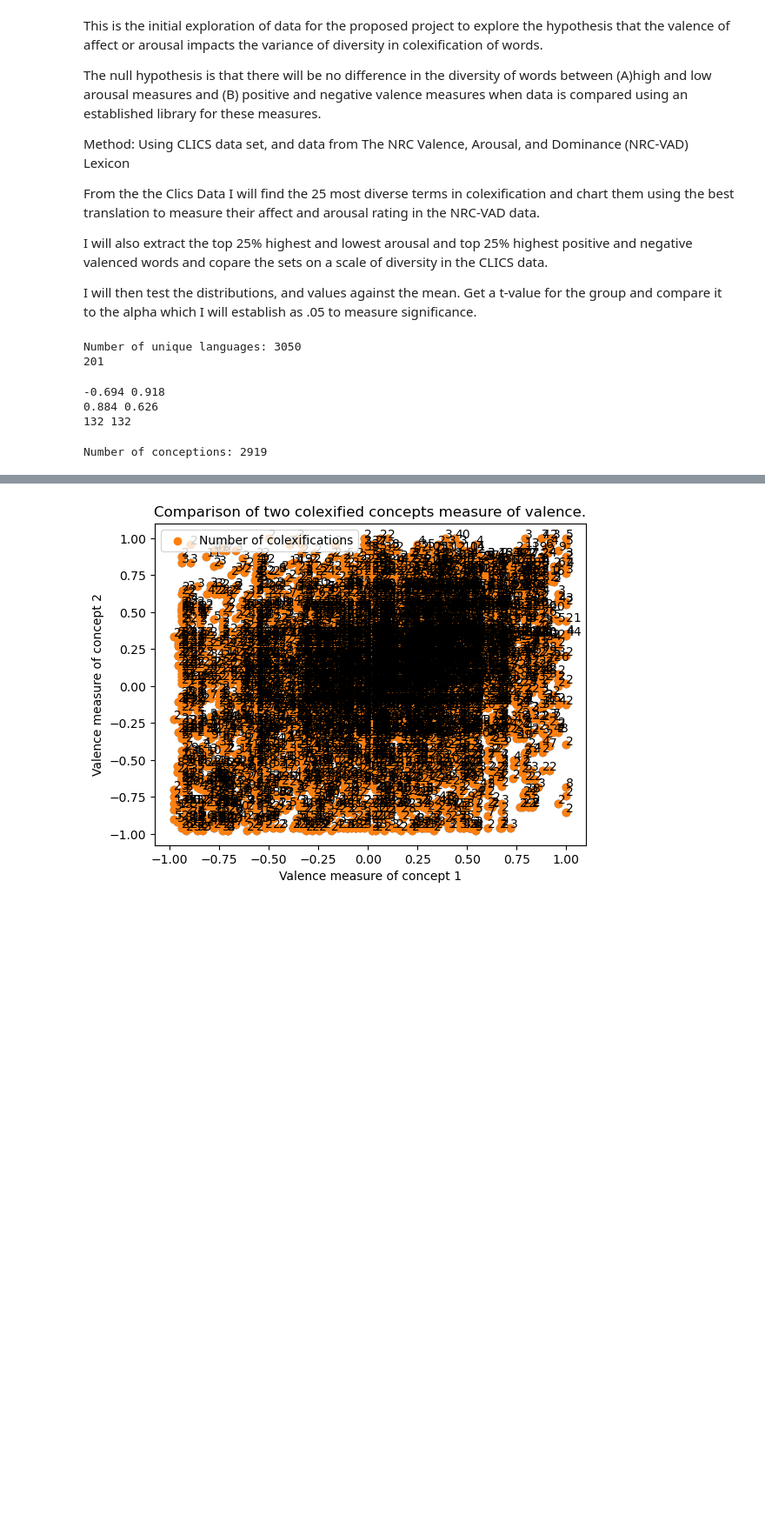
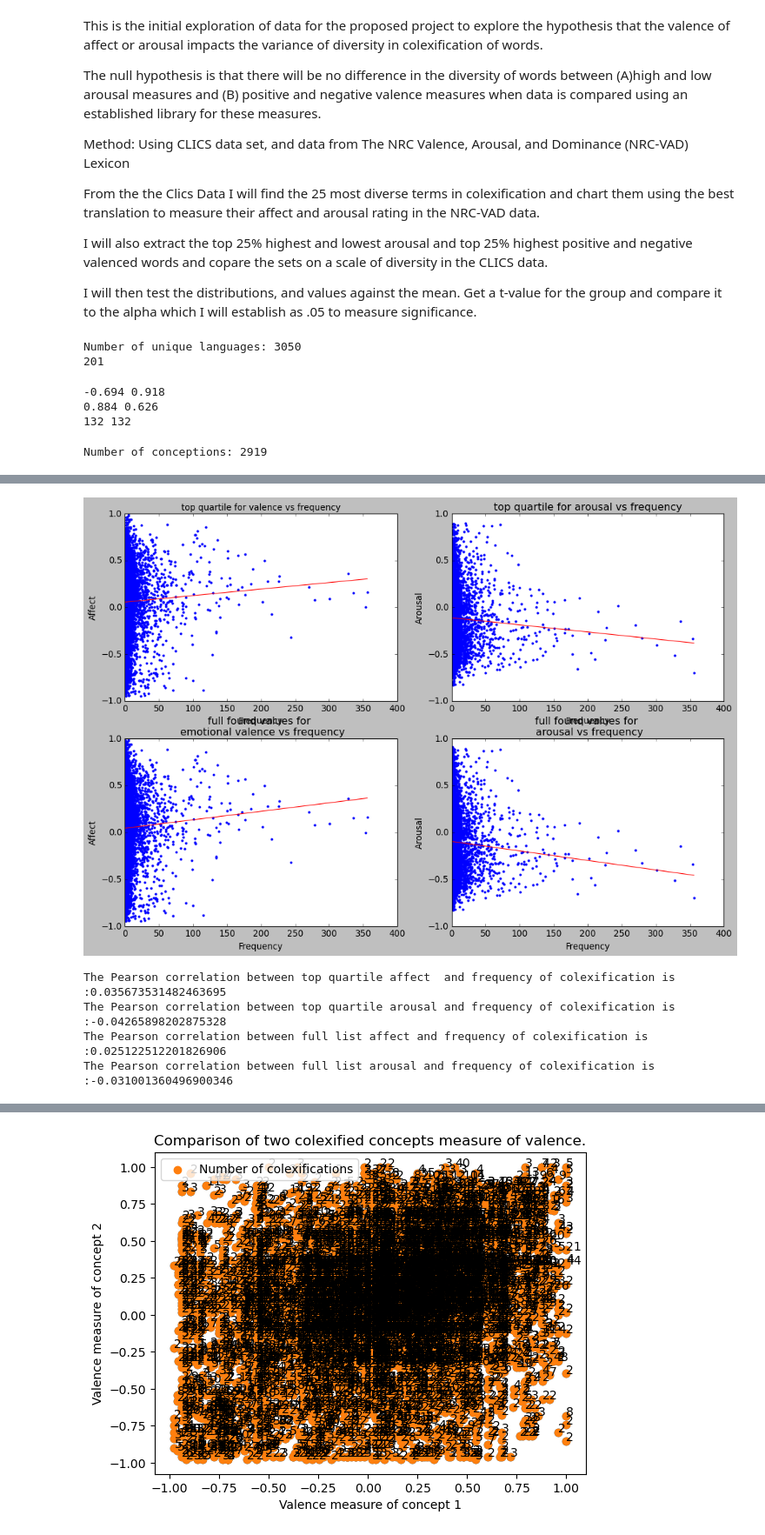
Before and after one commit to petesaiacct/cog260project, a Jupyter notebook: scripts/colexandaffectproject.ipynb, the cells around one changed output, grey strips where cells are left out. Shown at 87% size. Saved outputs shown, nothing was run; the diff lists cells and outputs as text; code cells hidden in the pictures; blank space fills up the shorter version.

Commit message:
Expanded functions for data exploration in experimental notebook.
Started creation of final methods and presentation in Arousal_Valence_Colex_Analysis.ipynb notebook.

```diff
--- a/scripts/colexandaffectproject.ipynb
+++ b/scripts/colexandaffectproject.ipynb
@@ -204,0 +322,75 @@ print (len(high_results), len(high_value_and_missing[1]))
+# %%
+#import sys
+import scipy as sc
+from scipy import stats as st
+from scipy.stats import pearsonr
+#### Linear regression Analysis ###
+
+#deg = int(sys.argv[0])
+plt.style.use('classic')
+fig = plt.figure(figsize=(15,10) )
+plt.subplot(2,2,1)
+
+x1, y1 = high_graph[2], high_graph[3]
+slope, intercept = np.polyfit(x1.flatten(), y1.flatten(), deg=1)
+plt.plot(x1 , y1, '.')
+plt.plot(x1, intercept + slope*x1, 'r', label='fitted line')
+plt.xlabel('Frequency')
+plt.ylabel('Affect')
+plt.title("top quartile for valence vs frequency", fontsize=12)
+
+plt.subplot(2,2,2)
+x2, y2 = high_graph_arousal[2], high_graph_arousal[3]
+slope, intercept = np.polyfit(x2.flatten(), y2.flatten(), deg=1)
+plt.plot(x2 , y2, '.')
+plt.plot(x2, intercept + slope*x2, 'r', label='fitted line')
+plt.xlabel('Frequency')
+plt.ylabel('Arousal')
+plt.title("top quartile for arousal vs frequency")
+# plt.subplot(3,2,3)
+#
+# x1, y1 = low_graph[2], low_graph[3]
+# slope, intercept = np.polyfit(x1.flatten(), y1.flatten(), deg=1)
+# plt.plot(x1 , y1, '.')
+# plt.plot(x1, intercept + slope*x1, 'r', label='fitted line')
+#
+# plt.subplot(3,2,4)
+# x1, y1 = low_graph_arousal[2], low_graph_arousal[3]
+# slope, intercept = np.polyfit(x1.flatten(), y1.flatten(), deg=1)
+# plt.plot(x1 , y1, '.')
+# plt.plot(x1, intercept + slope*x1, 'r', label='fitted line')
+
+plt.subplot(2,2,3)
+
+x3, y3 = full_graph[2], full_graph[3]
+slope, intercept = np.polyfit(x3.flatten(), y3.flatten(), deg=1)
+plt.plot(x3 , y3, '.')
+plt.plot(x3, intercept + slope*x3, 'r', label='fitted line')
+plt.xlabel('Frequency')
+plt.ylabel('Affect')
+plt.title("full found values for \n emotional valence vs frequency")
+plt.subplot(2,2,4)
+x4, y4 = full_graph_arousal[2], full_graph_arousal[3]
+slope, intercept = np.polyfit(x4.flatten(), y4.flatten(), deg=1)
+plt.plot(x4 , y4, '.')
+plt.plot(x4, intercept + slope*x4, 'r', label='fitted line')
+plt.xlabel('Frequency')
+plt.ylabel('Arousal')
+plt.title("full found values for \n arousal vs frequency")
+
+plt.show()
+
+r1, p1 = st.pearsonr(x1, y1)
+r2, p2 = st.pearsonr(x2, y2)
+r3, p3 = st.pearsonr(x3, y3)
+r4, p4 = st.pearsonr(x4, y4)
+pearson_list = [(r1, p1, 'top quartile affect '), (r2, p2, 'top quartile arousal'),(r3, p3, 'full list affect'),(r4, p4, 'full list arousal')]
+
+for x in pearson_list:
+    print(f"The Pearson correlation between {x[2]} and frequency of colexification is :{x[0]}" )
+# %% [output]
+[figure, added]
+The Pearson correlation between top quartile affect  and frequency of colexification is :0.035673531482463695
+The Pearson correlation between top quartile arousal and frequency of colexification is :-0.04265898202875328
+The Pearson correlation between full list affect and frequency of colexification is :0.025122512201826906
+The Pearson correlation between full list arousal and frequency of colexification is :-0.031001360496900346
```
Also changed, not shown: parts of 8 cells of this notebook, 2 other files.
